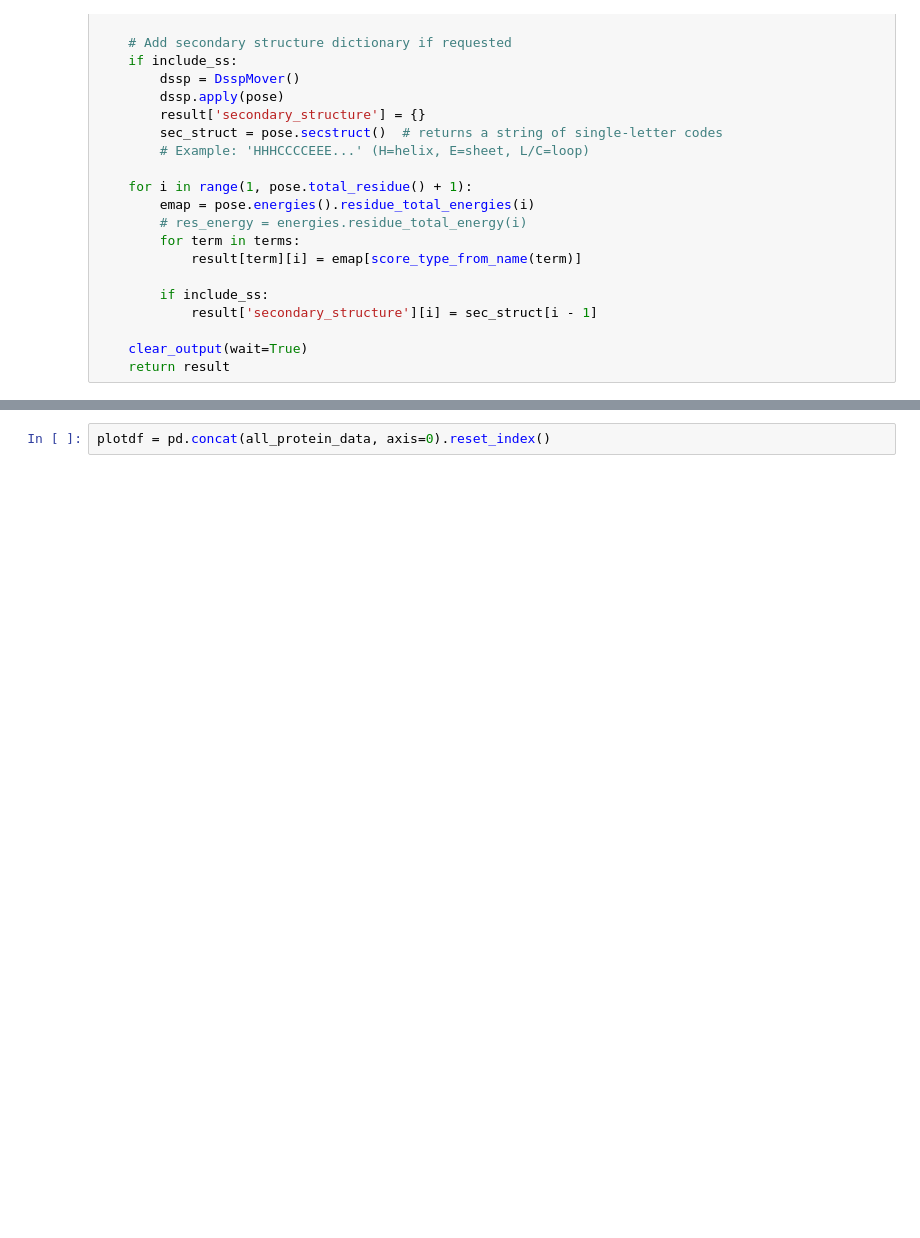
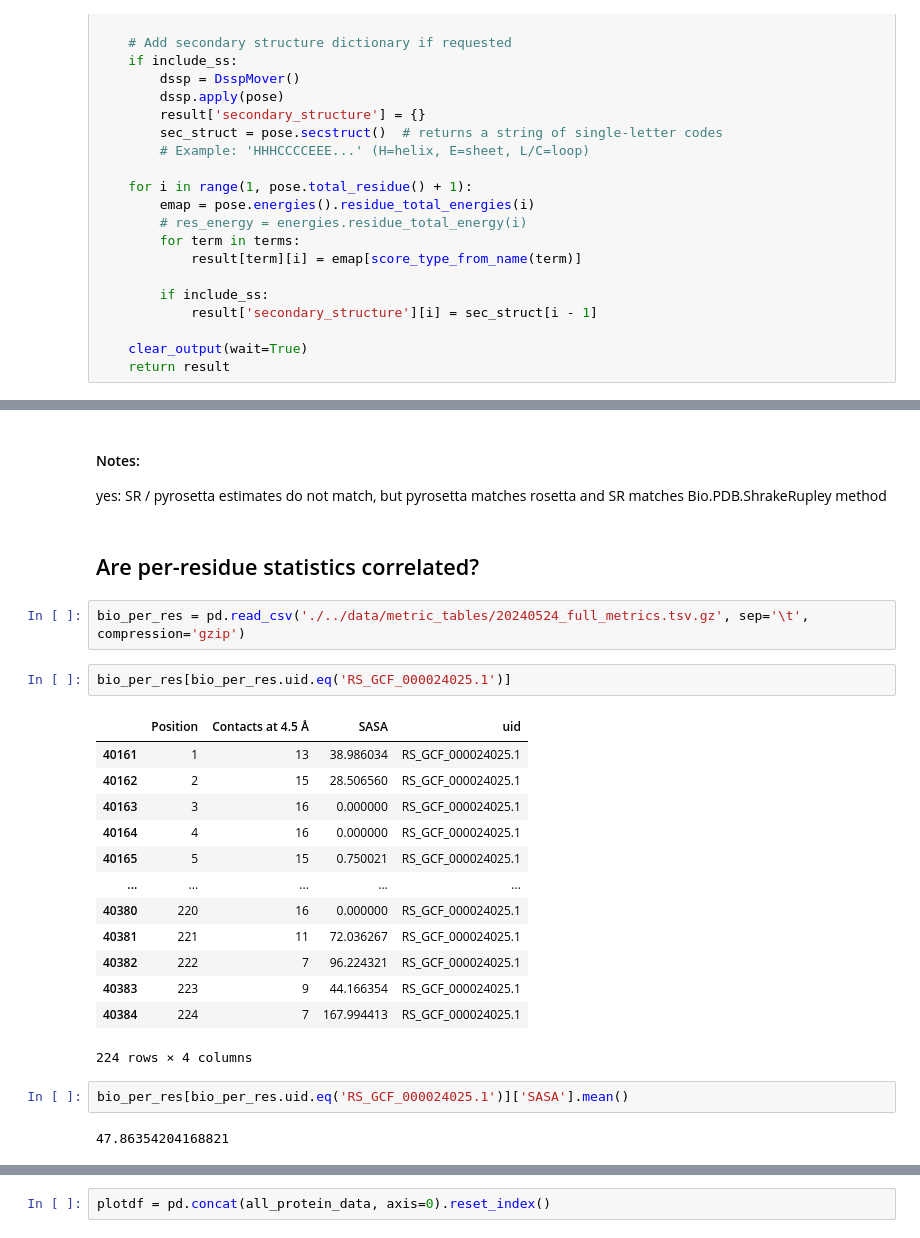
Before and after one commit to realmichaelhoffert/adenylate_kinase_ogt, a Jupyter notebook: notebooks/dev_deltaSASA.ipynb, the cells around one changed output, grey strips where cells are left out. Cells and saved outputs as stored; diff of their text form; blank space fills up the shorter version.

```diff
--- a/notebooks/dev_deltaSASA.ipynb
+++ b/notebooks/dev_deltaSASA.ipynb
@@ -846,0 +1281,27 @@ NameError: name 'glob' is not defined
+# %% [markdown]
+#### Notes:
+yes: SR / pyrosetta estimates do not match, but pyrosetta matches rosetta and SR matches Bio.PDB.ShrakeRupley method
+# %% [markdown]
+## Are per-residue statistics correlated?
+# %%
+bio_per_res = pd.read_csv('./../data/metric_tables/20240524_full_metrics.tsv.gz', sep='\t', compression='gzip')
+# %%
+bio_per_res[bio_per_res.uid.eq('RS_GCF_000024025.1')]
+# %% [output]
+|  | Position | Contacts at 4.5 Å | SASA | uid |
+| 40161 | 1 | 13 | 38.986034 | RS_GCF_000024025.1 |
+| 40162 | 2 | 15 | 28.506560 | RS_GCF_000024025.1 |
+| 40163 | 3 | 16 | 0.000000 | RS_GCF_000024025.1 |
+| 40164 | 4 | 16 | 0.000000 | RS_GCF_000024025.1 |
+| 40165 | 5 | 15 | 0.750021 | RS_GCF_000024025.1 |
+| ... | ... | ... | ... | ... |
+| 40380 | 220 | 16 | 0.000000 | RS_GCF_000024025.1 |
+| 40381 | 221 | 11 | 72.036267 | RS_GCF_000024025.1 |
+| 40382 | 222 | 7 | 96.224321 | RS_GCF_000024025.1 |
+| 40383 | 223 | 9 | 44.166354 | RS_GCF_000024025.1 |
+| 40384 | 224 | 7 | 167.994413 | RS_GCF_000024025.1 |
+224 rows × 4 columns
+# %%
+bio_per_res[bio_per_res.uid.eq('RS_GCF_000024025.1')]['SASA'].mean()
+# %% [output]
+47.86354204168821
```
Also changed, not shown: parts of 76 cells of this notebook.
